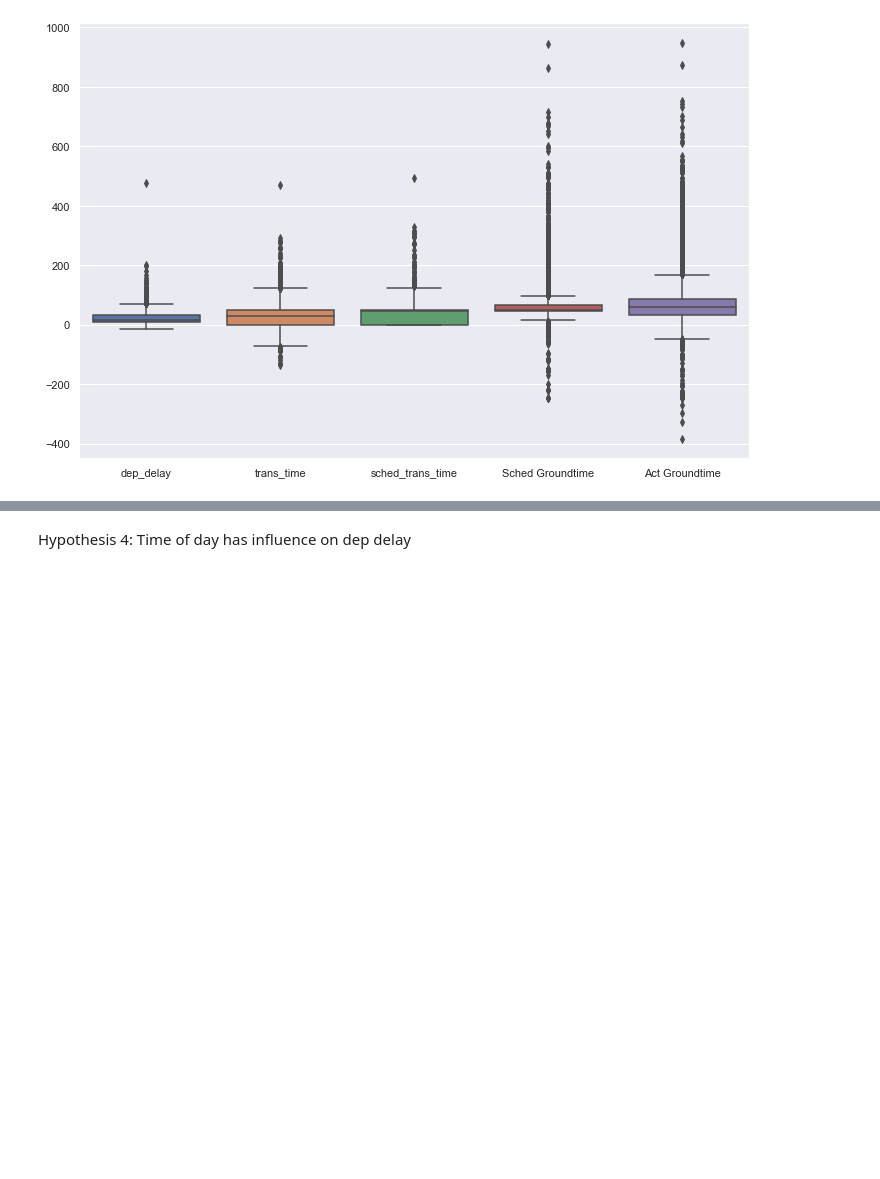
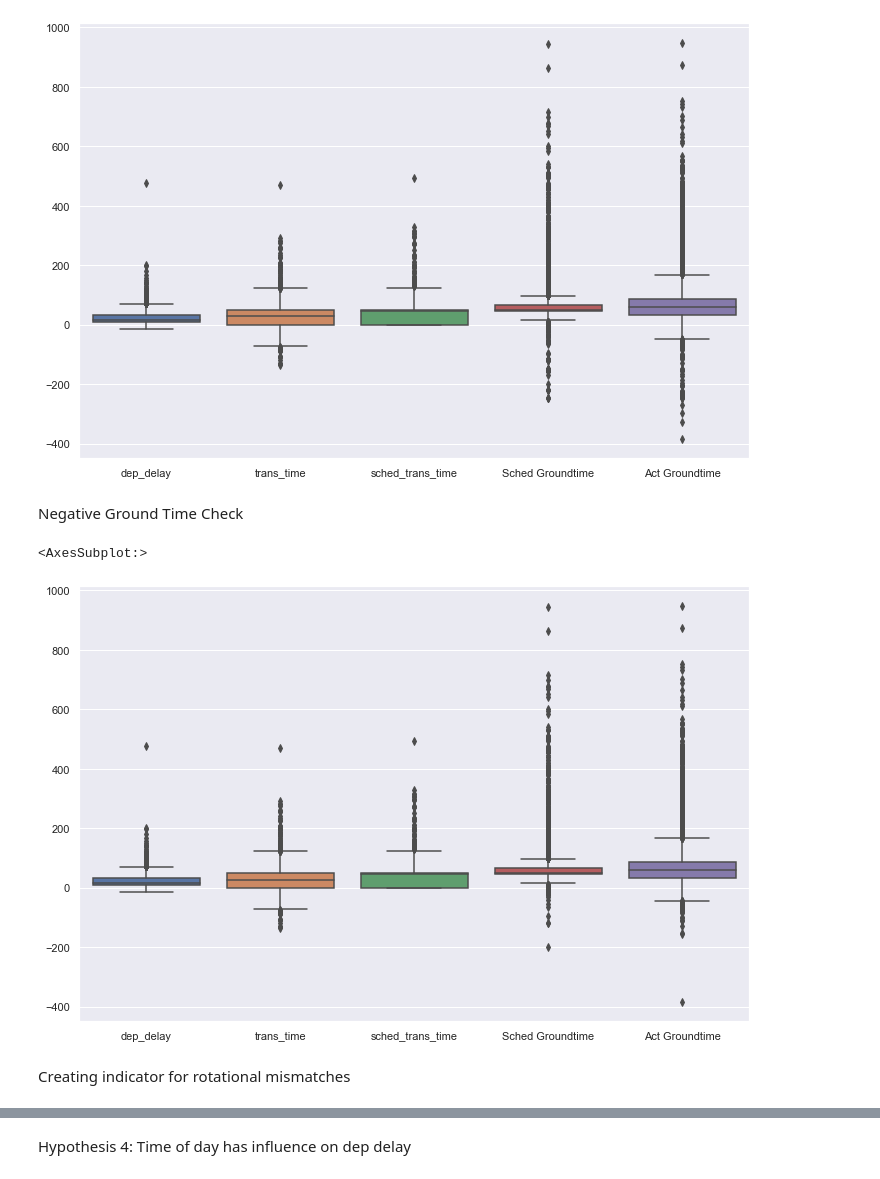
Before and after one commit to Paul1911/Delay-Prediction, a Jupyter notebook: notebooks/model_engineering.ipynb, the cells around one changed output, grey strips where cells are left out. Cells and saved outputs as stored; diff of their text form; code cells hidden in the pictures; blank space fills up the shorter version.

```diff
--- a/notebooks/model_engineering.ipynb
+++ b/notebooks/model_engineering.ipynb
@@ -227,3 +237,21 @@ sns.boxplot(data = flt_info.drop(['leg_no'], axis = 1))
 # %% [output]
 <AxesSubplot:>
 [figure]
+# %% [markdown]
+Negative Ground Time Check
+# %%
+# Excel analysis shows that many negative scheduled groundtimes are duplicate leg_no.
+
+# Duplicate removal
+flt_info = flt_info.drop_duplicates(subset = ['leg_no'], keep = False) #for the moment, we remove the duplicates completely as they are not many and we cannot say which one is correct.
+
+# And we see, the negative values reduce.
+sns.set(rc={'figure.figsize':(12, 8)})
+sns.boxplot(data = flt_info.drop(['leg_no'], axis = 1))
+
+# looking at the remaining values, we see some rotational mismatches
+# %% [output]
+<AxesSubplot:>
+[figure, added]
+# %% [markdown]
+Creating indicator for rotational mismatches
```
Also changed, not shown: parts of 23 cells of this notebook, 1 other file.
